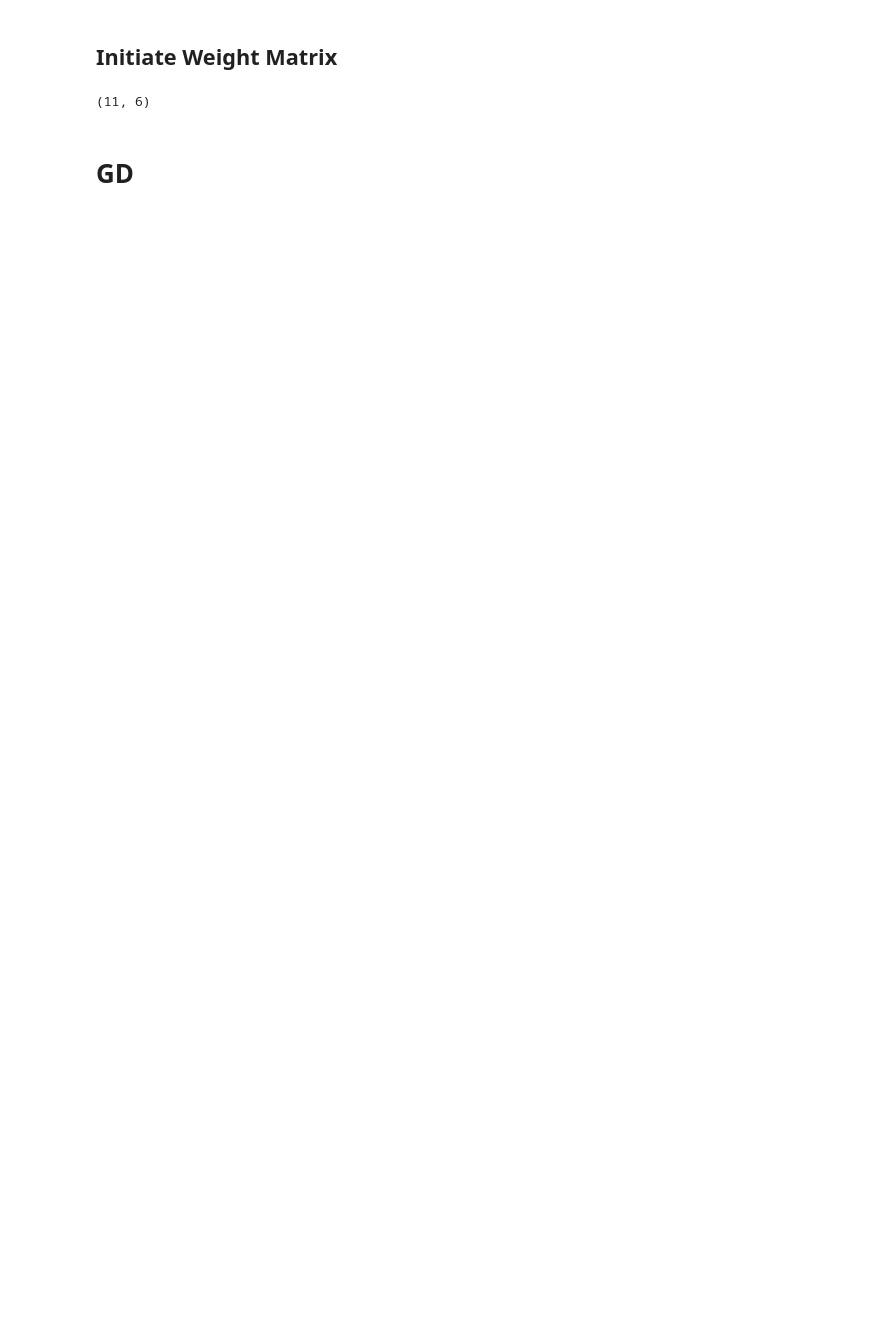
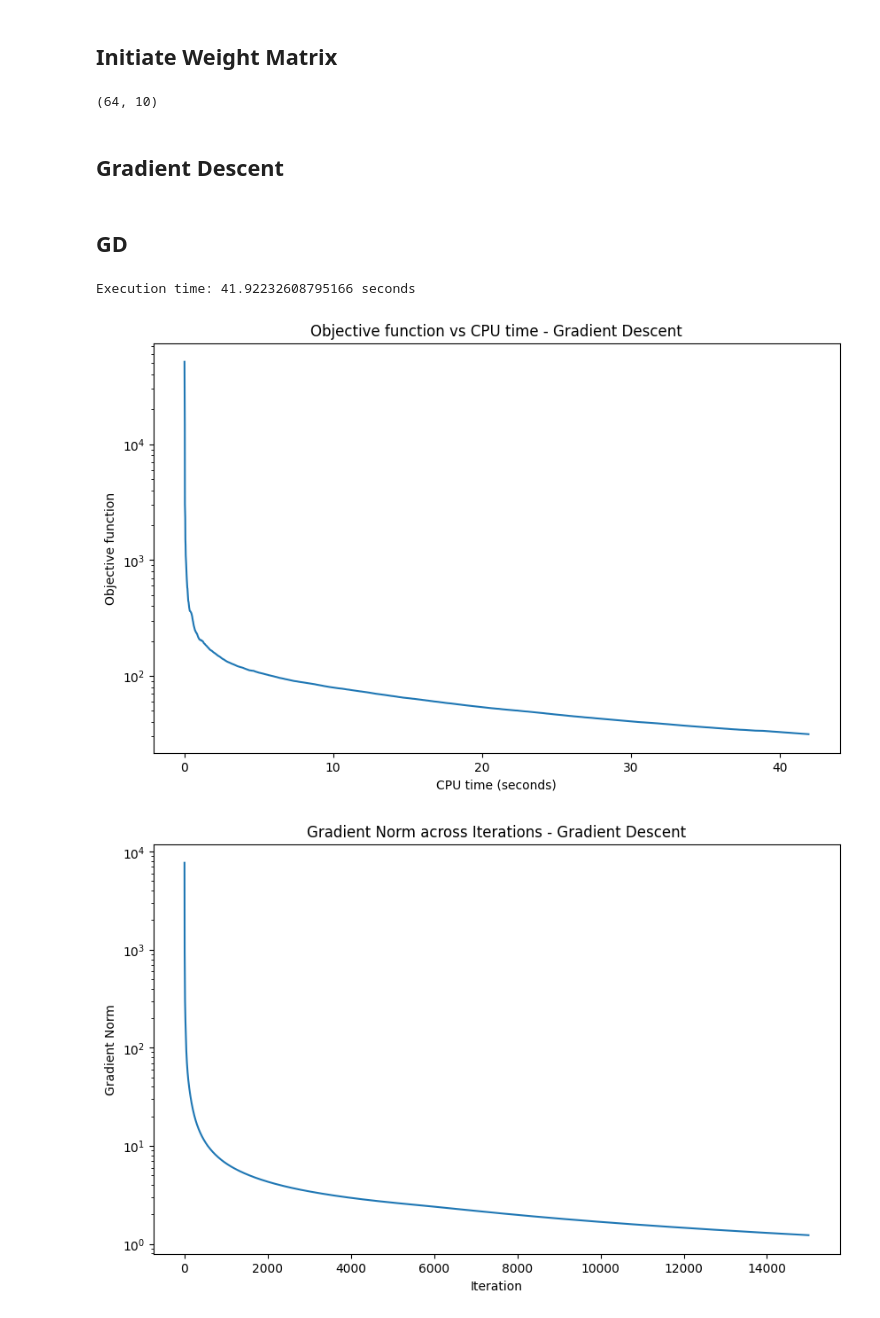
Before and after one commit to maloooon/Optimizing_Multi-Class_Logistic_Regression_with_Gradient-Based_Methods, a Jupyter notebook: HW1_CLEANED_CODE.ipynb, the cells around one changed output. Cells and saved outputs as stored; diff of their text form; code cells hidden in the pictures; blank space fills up the shorter version.

```diff
--- a/HW1_CLEANED_CODE.ipynb
+++ b/HW1_CLEANED_CODE.ipynb
@@ -636,3 +633,31 @@ label_train.shape
+# %%
+from ucimlrepo import fetch_ucirepo
+
+# fetch dataset
+optical_recognition_of_handwritten_digits = fetch_ucirepo(id=80)
+
+# data (as pandas dataframes)
+X = optical_recognition_of_handwritten_digits.data.features
+y = optical_recognition_of_handwritten_digits.data.targets
+
+
+NUM_SAMPLES_ALL = X.shape[0]
+NUM_FEATURES = X.shape[1]
+NUM_LABELS = len(np.unique(y))
+
+d = NUM_FEATURES
+k = NUM_LABELS
+
+# Scale the data
+scaler = StandardScaler()
+# Fit and transform the data
+X = pd.DataFrame(scaler.fit_transform(X), columns=X.columns)
+
+A = np.array(X)
+labels = np.array(y)
+
+
+A_train, A_test, labels_train, labels_test = train_test_split(A, labels, test_size=0.2, random_state=42)
 # %% [markdown]
 ## Initiate Weight Matrix
 # %%
@@ -641,4 +666,6 @@ X = weight_matrix
 
 print(X.shape)
 # %% [output]
-(11, 6)
+(64, 10)
+# %% [markdown]
+## Gradient Descent
@@ -645,2 +699,13 @@ print(X.shape)
 # %% [markdown]
-# GD
+## GD
+# %%
+X_values, gradient_norms_GD, times_GD = gradient_descent_final(X,A_train,labels_train, lr= 0.001, cost_function = cost_function_3,  iterations= 15000)
+
+
+losses_GD = [cost_function_3(X_val, A_train, labels_train) for X_val in X_values]
+
+plotting(times_GD,losses_GD,gradient_norms_GD)
+# %% [output]
+Execution time: 41.92232608795166 seconds
+[figure, added]
+[figure, added]
```
Also changed, not shown: parts of 18 cells of this notebook.
